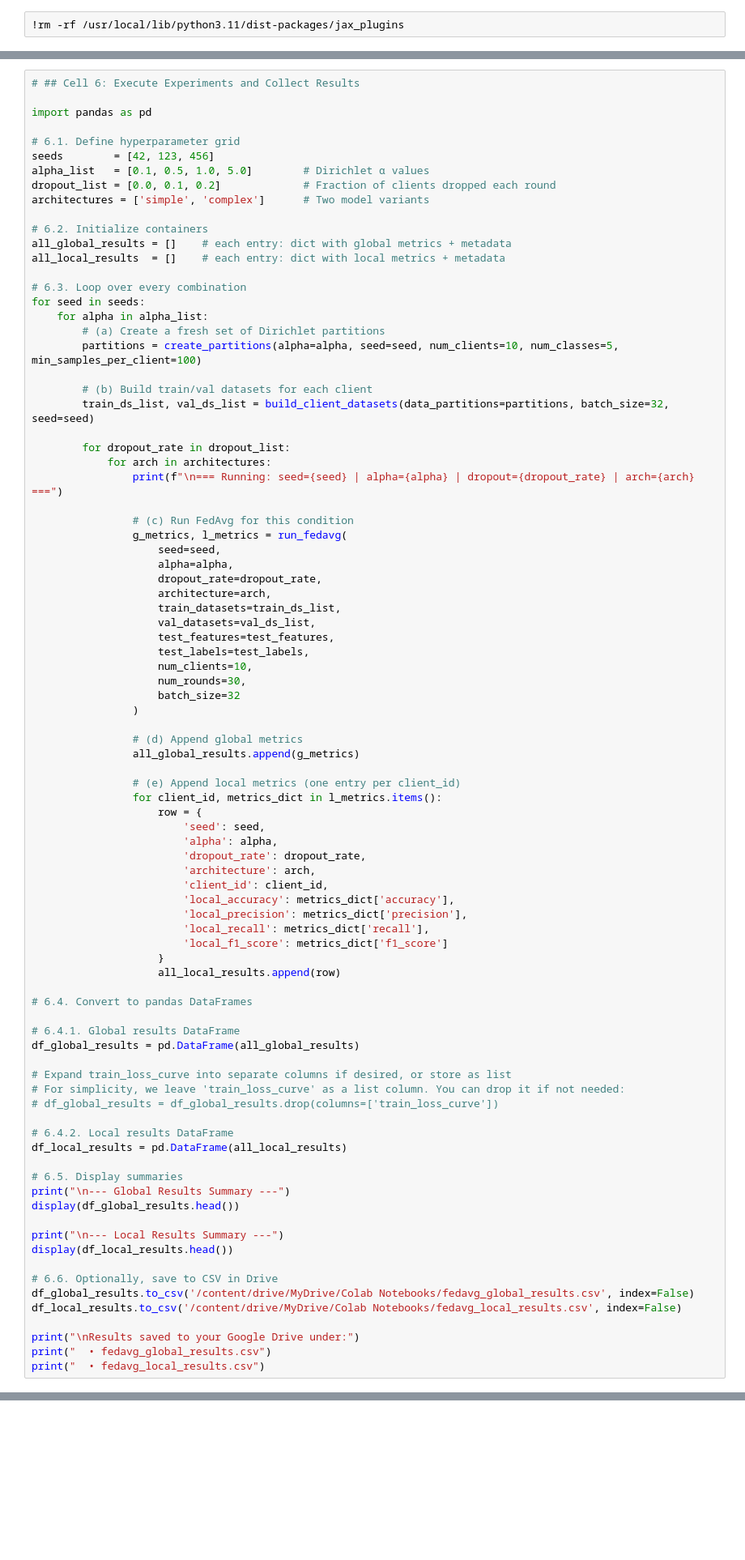
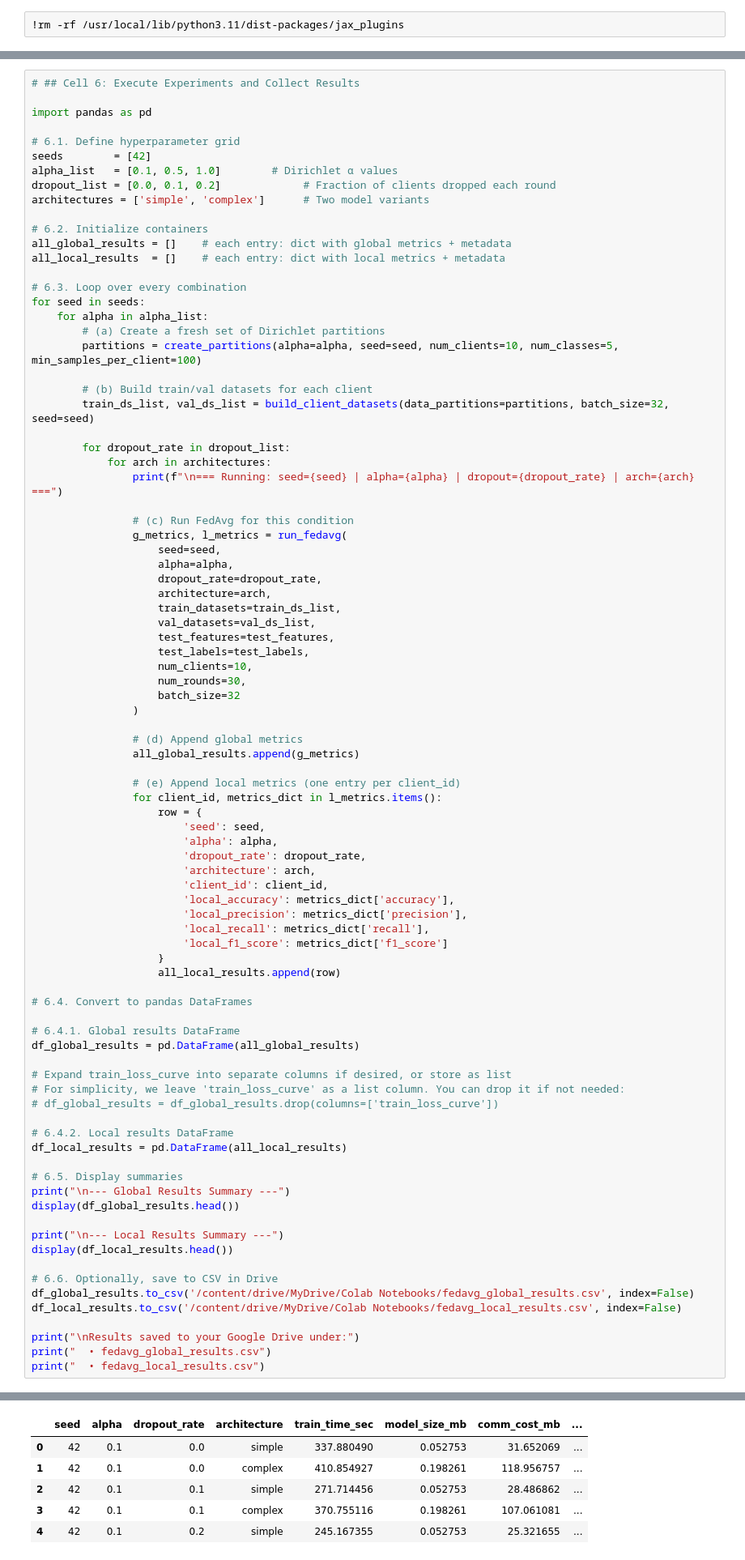
Before and after one commit to shiri9/non-iid, a Jupyter notebook: Looped_results_non_iid.ipynb, the cells around one changed output, grey strips where cells are left out. Shown: that part at 81% size. Drawn from its saved outputs; the diff is of its cells as text; blank space fills up the shorter version.

```diff
--- a/Looped_results_non_iid.ipynb
+++ b/Looped_results_non_iid.ipynb
@@ -453,8 +465,8 @@ def run_fedavg(
 import pandas as pd
 
 # 6.1. Define hyperparameter grid
-seeds        = [42, 123, 456]
-alpha_list   = [0.1, 0.5, 1.0, 5.0]        # Dirichlet α values
+seeds        = [42]
+alpha_list   = [0.1, 0.5, 1.0]        # Dirichlet α values
 dropout_list = [0.0, 0.1, 0.2]             # Fraction of clients dropped each round
 architectures = ['simple', 'complex']      # Two model variants
 
@@ -534,3 +546,4 @@ df_local_results.to_csv('/content/drive/MyDrive/Colab Notebooks/fedavg_local_res
 print("\nResults saved to your Google Drive under:")
 print("  • fedavg_global_results.csv")
 print("  • fedavg_local_results.csv")
+# %% [output]
@@ -536,0 +567,6 @@ print("  • fedavg_local_results.csv")
+|  | seed | alpha | dropout_rate | architecture | train_time_sec | model_size_mb | comm_cost_mb | ... |
+| 0 | 42 | 0.1 | 0.0 | simple | 337.880490 | 0.052753 | 31.652069 | ... |
+| 1 | 42 | 0.1 | 0.0 | complex | 410.854927 | 0.198261 | 118.956757 | ... |
+| 2 | 42 | 0.1 | 0.1 | simple | 271.714456 | 0.052753 | 28.486862 | ... |
+| 3 | 42 | 0.1 | 0.1 | complex | 370.755116 | 0.198261 | 107.061081 | ... |
+| 4 | 42 | 0.1 | 0.2 | simple | 245.167355 | 0.052753 | 25.321655 | ... |
```
Also changed, not shown: parts of 5 cells of this notebook.
